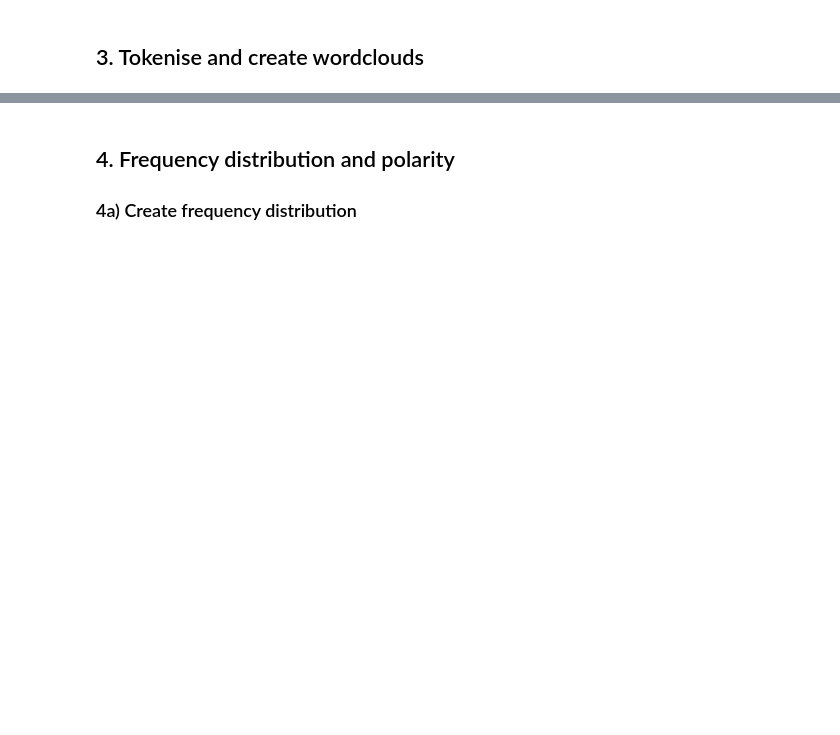
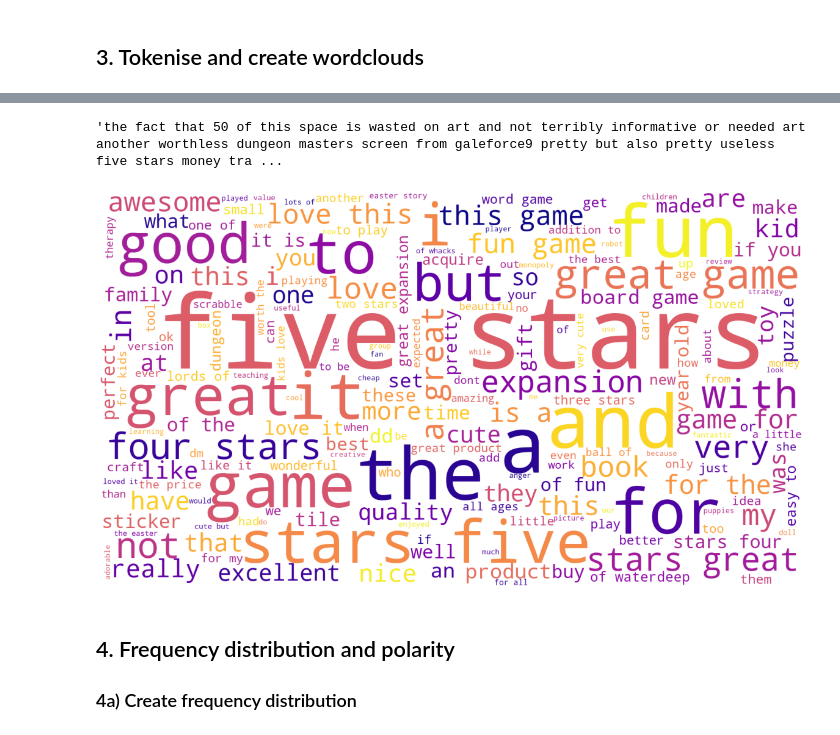
Before and after one commit to alexs178/LSE_DA_Turtle_Games_Analysis, a Jupyter notebook: Sewell_Alexander_DA301_Assignment_Notebook.ipynb, the cells around one changed output, grey strips where cells are left out. Cells and saved outputs as stored; diff of their text form; code cells hidden in the pictures; blank space fills up the shorter version.

```diff
--- a/Sewell_Alexander_DA301_Assignment_Notebook.ipynb
+++ b/Sewell_Alexander_DA301_Assignment_Notebook.ipynb
@@ -868,2 +1037,10 @@ warnings.filterwarnings('ignore')
 # %%
 # Summary: Create a word cloud.
+# Define an empty list of tokens.
+all_tokens2 = []
+
+for i in range(df4.shape[0]):
+    # Add each token to the list.
+    all_tokens2 = all_tokens2 + df4['tokens2'][i]
+
+all_tokens2
@@ -870,5 +1065,29 @@ warnings.filterwarnings('ignore')
+# %%
+# Define an empty string variable.
+tokens2_string = ''
+
+# Add each token word to the string.
+for value in all_tokens2:
+    tokens2_string = tokens2_string + value + ' '
+
+tokens2_string
+# %% [output]
+'the fact that 50 of this space is wasted on art and not terribly informative or needed art another worthless dungeon masters screen from galeforce9 pretty but also pretty useless five stars money tra ...
+# %%
+# Create a WordCloud.
+wordcloud2 = WordCloud(width = 1600, height = 900,
+                       background_color ='white', colormap='plasma',
+                       stopwords='none',
+                       min_font_size = 10).generate(tokens2_string)
 # %%
 # Summary: Plot the WordCloud image.
+plt.figure(figsize = (16, 9), facecolor = None)
+plt.imshow(wordcloud2)
+plt.axis('off')
+plt.tight_layout(pad = 0)
+plt.show()
+# %% [output]
+[figure, added]
 # %% [markdown]
 ## 4. Frequency distribution and polarity
 ### 4a) Create frequency distribution
```
Also changed, not shown: parts of 57 cells of this notebook.
